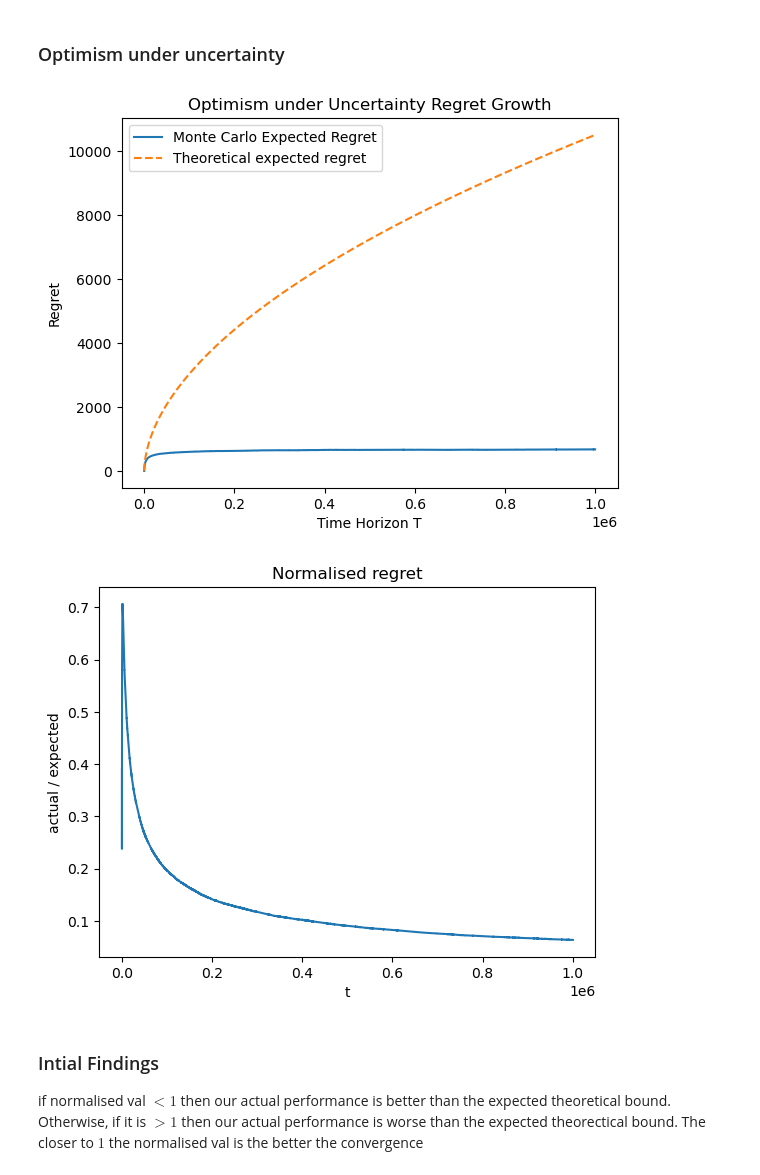
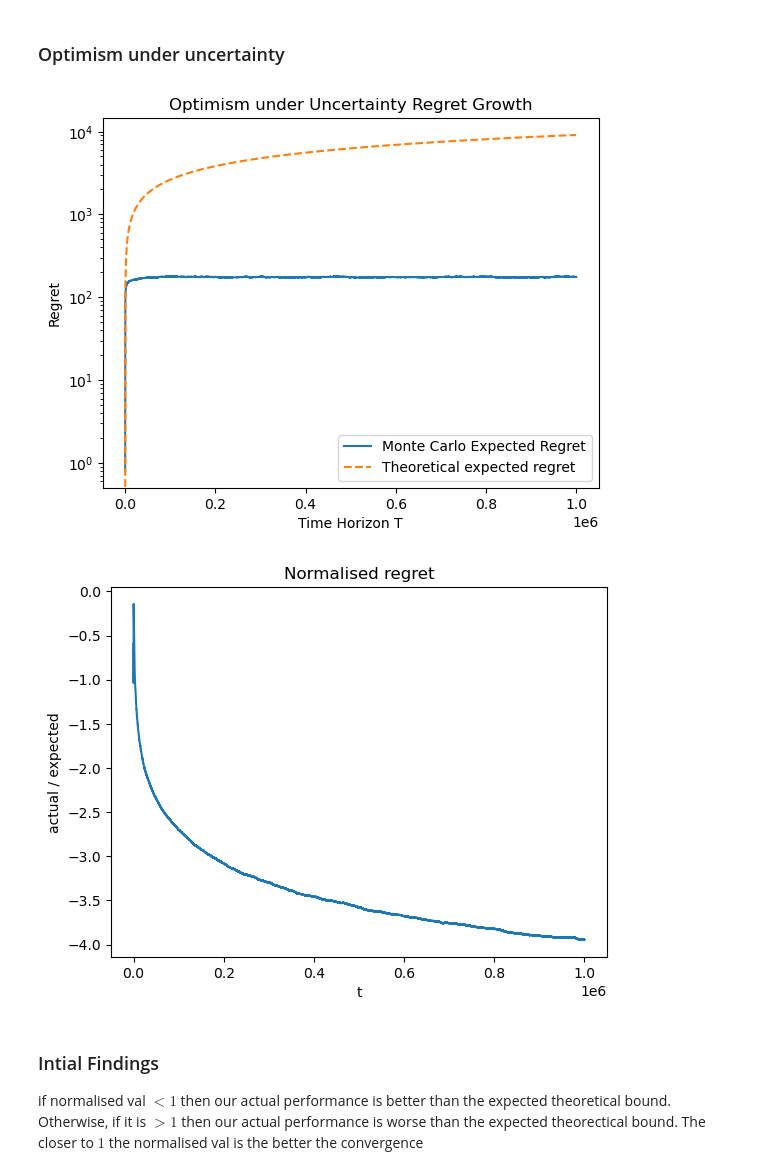
Before and after one commit to robert-zhang28/Multi-Armed-Bandits, a Jupyter notebook: algorithm_analysis.ipynb, the cells around one changed output. Cells and saved outputs as stored; diff of their text form; code cells hidden in the pictures.

```diff
--- a/algorithm_analysis.ipynb
+++ b/algorithm_analysis.ipynb
@@ -29,7 +29,7 @@ def explore_first(mu, N, T):
     regret = mu_star * T - np.sum(rewards)
     return regret
 
-mu = [0.1, 0.2, 0.3, 0.4, 0.5, 0.6, 0.7, 0.8]
+mu = [0.1, 0.11, 0.9, 0.12, 0.13, 0.098]
 N = 20
 
 # def expected_regret(mu, T, runs=1000):
@@ -69,14 +69,18 @@ theoretical_expected_regret = (time_horizons ** (2/3)) * ((len(mu) * np.log(time
 
 plt.plot(time_horizons, monte_carlo_expected_regret, label="Monte Carlo Expected Regret")
 plt.plot(time_horizons, theoretical_expected_regret, label="Theoretical O(T^{2/3})", linestyle="--")
+
+plt.yscale("log")
+
 plt.xlabel("Time Horizon T")
 plt.ylabel("Regret")
+
 plt.legend()
 plt.title("Explore-First Regret Growth")
 plt.show()
 
 normalized_regret = np.array(monte_carlo_expected_regret) / theoretical_expected_regret
-plt.plot(time_horizons, normalized_regret)
+plt.plot(time_horizons, np.log(normalized_regret))
 plt.xlabel("Time Horizon T")
 plt.ylabel("Actual / Theoretical")
 plt.title("Normalized Regret for Explore-First")
@@ -326,36 +420,38 @@ def expected_regret_curve_ucb(mu, T, runs=200):
 
     cumulative_regret /= runs
     return cumulative_regret
 
 #N = 20
 T = 1000000
 #C = 0.2
 K = len(mu)
 
 time_horizons = np.arange(1, T + 1)
 
 expected_curve_ucb = expected_regret_curve_ucb(mu, T, runs=1000)
 theoretical = np.sqrt(K * time_horizons * np.log(time_horizons))
 
 
 plt.plot(time_horizons, expected_curve_ucb, label="Monte Carlo Expected Regret")
 plt.plot(time_horizons, theoretical, label="Theoretical expected regret", linestyle="--")
 
+plt.yscale("log")
+
 plt.xlabel("Time Horizon T")
 plt.ylabel("Regret")
 plt.legend()
 plt.title("Optimism under Uncertainty Regret Growth")
 plt.show()
 
 normalised = expected_curve_ucb / theoretical
-plt.plot(time_horizons, normalised)
+plt.plot(time_horizons, np.log(normalised))
 plt.xlabel("t")
 plt.ylabel("actual / expected")
 plt.title("Normalised regret")
 plt.show()
 # %% [output]
-[figure, old version]
+[figure, new version]
-[figure, old version]
+[figure, new version]
 # %% [markdown]
 ### Intial Findings
 
```
Also changed, not shown: parts of 16 cells of this notebook.
